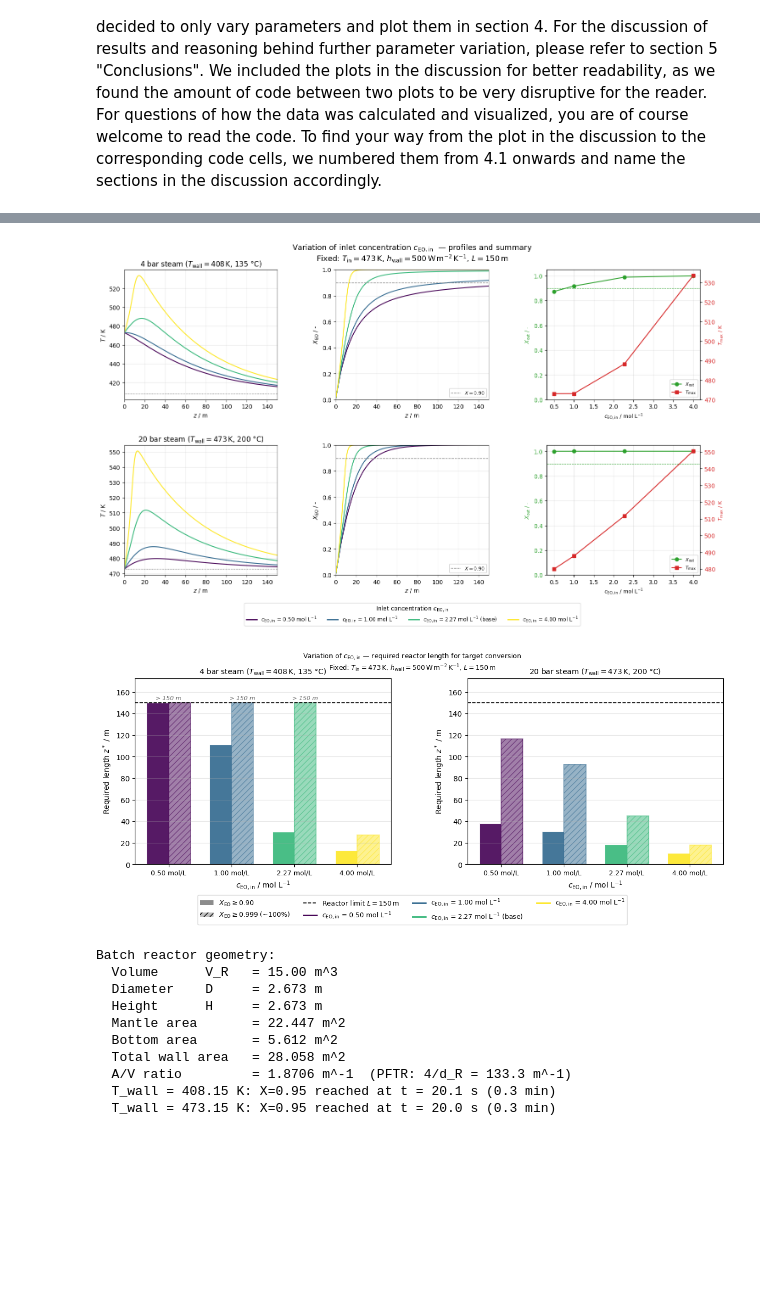
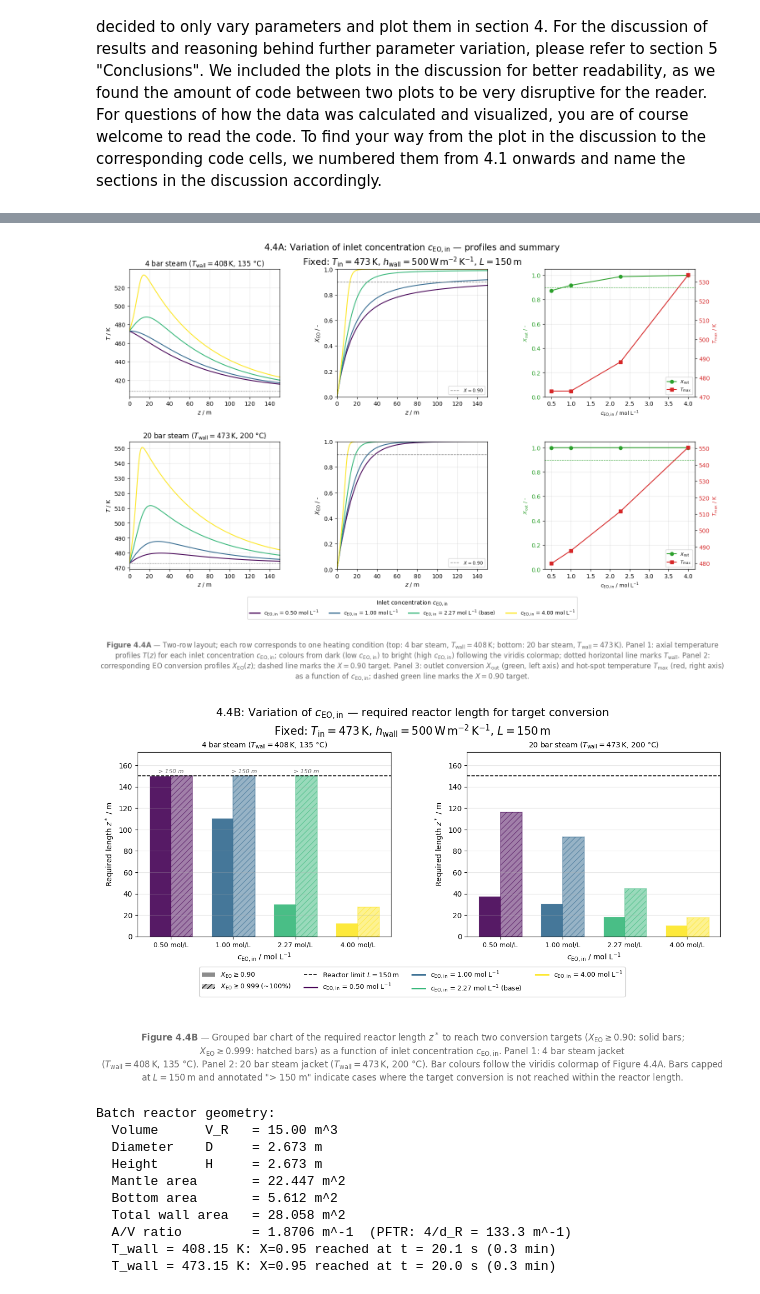
Before and after one commit to PeterSchoenung/CRE3-Assignment-3, a Jupyter notebook: CRT_3_assignment_3_26_Group_5.ipynb, the cells around one changed output, grey strips where cells are left out. Saved outputs shown, nothing was run; the diff lists cells and outputs as text; code cells hidden in the pictures; blank space fills up the shorter version.

```diff
--- a/CRT_3_assignment_3_26_Group_5.ipynb
+++ b/CRT_3_assignment_3_26_Group_5.ipynb
@@ -1482,36 +1560,56 @@ for row, (T_wall_val, wall_label) in enumerate(heating_cases):
     l2, = ax_Sb.plot(c_EO_in_labels_mol_L, T_max_row, "s-", color="tab:red",
                      label=r"$T_\mathrm{max}$")
 
     ax_S.axhline(X_t90, color="tab:green", ls="--", lw=0.8)
     ax_S.set_xlabel(r"$c_\mathrm{EO,in}$ / mol L$^{-1}$", fontsize=9)
     ax_S.set_ylabel(r"$X_\mathrm{out}$ / -",  color="tab:green", fontsize=9)
     ax_Sb.set_ylabel(r"$T_\mathrm{max}$ / K", color="tab:red",   fontsize=9)
     ax_S.tick_params(axis="y", labelcolor="tab:green")
     ax_Sb.tick_params(axis="y", labelcolor="tab:red")
     ax_S.set_ylim(0, 1.05); ax_S.grid(alpha=0.3)
     ax_S.legend(handles=[l1, l2], loc="lower right", fontsize=8)
 
 # shared legend
 c_handles_44 = [
     Line2D([0],[0], color=col, lw=2,
            label=rf"$c_\mathrm{{EO,in}}$ = {c_val:.2f} mol L$^{{-1}}$"
                  + (" (base)" if np.isclose(c_val, 2.27) else ""))
     for col, c_val in zip(colors_44, c_EO_in_labels_mol_L)
 ]
 fig_44A.legend(handles=c_handles_44, loc="lower center", bbox_to_anchor=(0.5, -0.03),
                ncol=n_c44, fontsize=9,
                title=r"Inlet concentration $c_\mathrm{EO,in}$")
 
+# --- figure description below the legend ---
+fig_44A.text(
+    0.5, -0.08,
+    r"$\bf{Figure\ 4.4A}$"
+    " — Two-row layout; each row corresponds to one heating condition "
+    "(top: 4 bar steam, $T_\\mathrm{wall}=408\\,\\mathrm{K}$; "
+    "bottom: 20 bar steam, $T_\\mathrm{wall}=473\\,\\mathrm{K}$). "
+    "Panel 1: axial temperature profiles $T(z)$ for each inlet concentration $c_\\mathrm{EO,in}$; "
+    "colours from dark (low $c_\\mathrm{EO,in}$) to bright (high $c_\\mathrm{EO,in}$) "
+    "following the viridis colormap; "
+    "dotted horizontal line marks $T_\\mathrm{wall}$. "
+    "Panel 2: corresponding EO conversion profiles $X_\\mathrm{EO}(z)$; "
+    "dashed line marks the $X = 0.90$ target. "
+    "Panel 3: outlet conversion $X_\\mathrm{out}$ (green, left axis) and hot-spot temperature "
+    "$T_\\mathrm{max}$ (red, right axis) as a function of $c_\\mathrm{EO,in}$; "
+    "dashed green line marks the $X = 0.90$ target.",
+    ha="center", va="top", fontsize=12, color="dimgray",
+    wrap=True, transform=fig_44A.transFigure
+)
+
 fig_44A.suptitle(
-    r"Variation of inlet concentration $c_\mathrm{EO,in}$  — profiles and summary"
+    r"4.4A: Variation of inlet concentration $c_\mathrm{EO,in}$ — profiles and summary"
     "\n"
     r"Fixed: $T_\mathrm{in}=473\,\mathrm{K}$, $h_\mathrm{wall}=500\,\mathrm{W\,m^{-2}\,K^{-1}}$, $L=150\,\mathrm{m}$",
-    fontsize=13)
+    fontsize=15)
 fig_44A.tight_layout()
 fig_44A.subplots_adjust(top=0.91, bottom=0.11, hspace=0.35, wspace=0.38)
 fig_44A.savefig("fig_4_4A_cEO_profiles.png", dpi=150, bbox_inches="tight")
 # %% [output]
-[figure, old version]
+[figure, new version]
 # %%
 # ============================================================
 # Section 4.4 — Plot B: required reactor length  (1 row x 2 cols)
@@ -1570,16 +1668,32 @@ bar_handles_44 = [
 fig_44B.legend(handles=bar_handles_44, loc="lower center", bbox_to_anchor=(0.5, -0.06),
                ncol=4, fontsize=9)
 
+# --- figure description below the legend ---
+fig_44B.text(
+    0.5, -0.18,
+    r"$\bf{Figure\ 4.4B}$"
+    " — Grouped bar chart of the required reactor length $z^*$ to reach two conversion targets "
+    "($X_\\mathrm{EO} \\geq 0.90$: solid bars; $X_\\mathrm{EO} \\geq 0.999$: hatched bars) "
+    "as a function of inlet concentration $c_\\mathrm{EO,in}$. "
+    "Panel 1: 4 bar steam jacket ($T_\\mathrm{wall} = 408\\,\\mathrm{K}$, 135 °C). "
+    "Panel 2: 20 bar steam jacket ($T_\\mathrm{wall} = 473\\,\\mathrm{K}$, 200 °C). "
+    "Bar colours follow the viridis colormap of Figure 4.4A. "
+    "Bars capped at $L = 150\\,\\mathrm{m}$ and annotated \"> 150 m\" indicate "
+    "cases where the target conversion is not reached within the reactor length.",
+    ha="center", va="top", fontsize=12, color="dimgray",
+    wrap=True, transform=fig_44B.transFigure
+)
+
 fig_44B.suptitle(
-    r"Variation of $c_\mathrm{EO,in}$ — required reactor length for target conversion"
+    r"4.4B: Variation of $c_\mathrm{EO,in}$ — required reactor length for target conversion"
     "\n"
     r"Fixed: $T_\mathrm{in}=473\,\mathrm{K}$, $h_\mathrm{wall}=500\,\mathrm{W\,m^{-2}\,K^{-1}}$, $L=150\,\mathrm{m}$",
-    fontsize=9)
+    fontsize=15, y = 1.05)
 fig_44B.tight_layout()
 fig_44B.subplots_adjust(top=0.88, bottom=0.18, wspace=0.3)
 fig_44B.savefig("fig_4_4B_cEO_lengths.png", dpi=150, bbox_inches="tight")
 # %% [output]
-[figure, old version]
+[figure, new version]
 # %%
 # ============================================================
 # Section 4.5 — Batch reactor model
```
Also changed, not shown: parts of 13 cells of this notebook, 12 other files.
